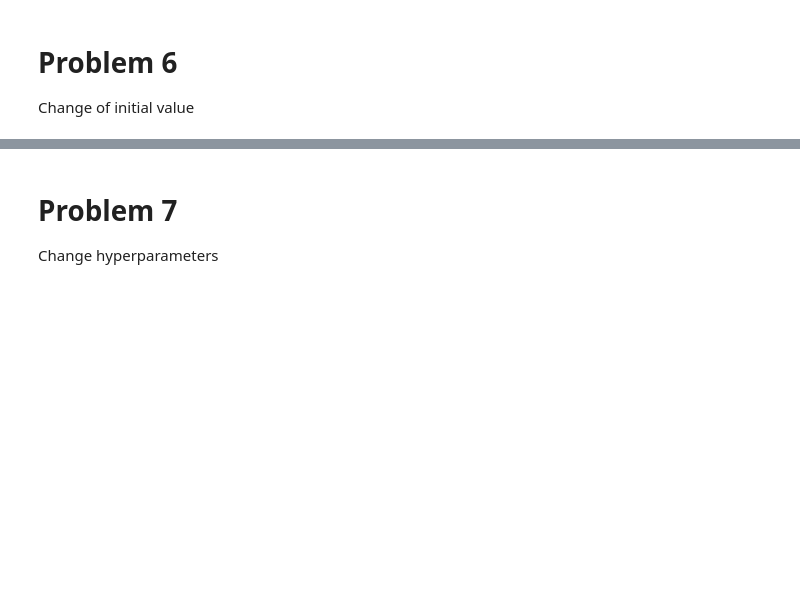
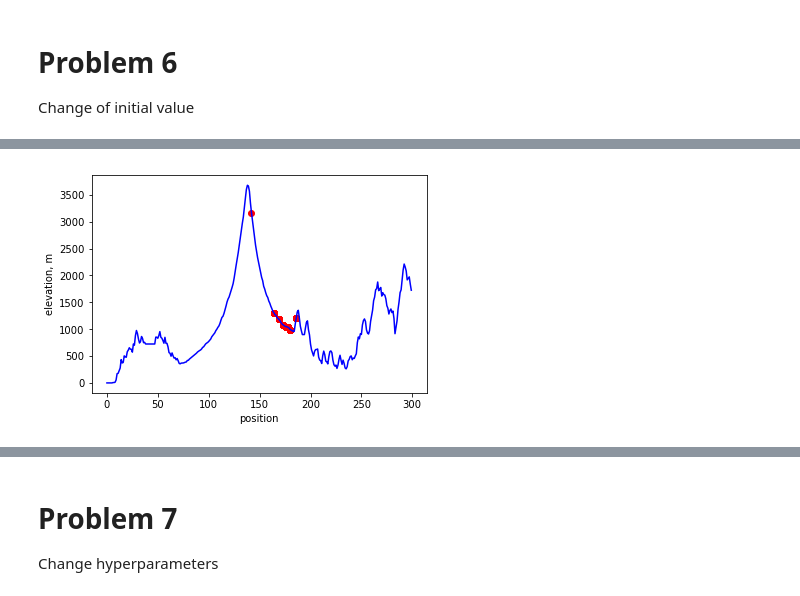
Before and after one commit to otgontstsg/diveintocode-ml, a Jupyter notebook: Gradient-Descent-Fuji.ipynb, the cells around one changed output, grey strips where cells are left out. Drawn from its saved outputs; the diff is of its cells as text; code cells hidden in the pictures; blank space fills up the shorter version.

```diff
--- a/Gradient-Descent-Fuji.ipynb
+++ b/Gradient-Descent-Fuji.ipynb
@@ -125,2 +114,11 @@ for i in range(1,len(elev2)):
+# %%
+# Display points as dots
+plt.plot(fuji[:,0],fuji[:,3],color="blue")
+plt.xlabel("position")
+plt.ylabel("elevation, m")
+plt.scatter(path2,fuji[path2,3],color="red")
+plt.show()
+# %% [output]
+[figure, added]
 # %%
 # Make a line graph of the altitude and slope for each iteration
```
Also changed, not shown: parts of 13 cells of this notebook.
